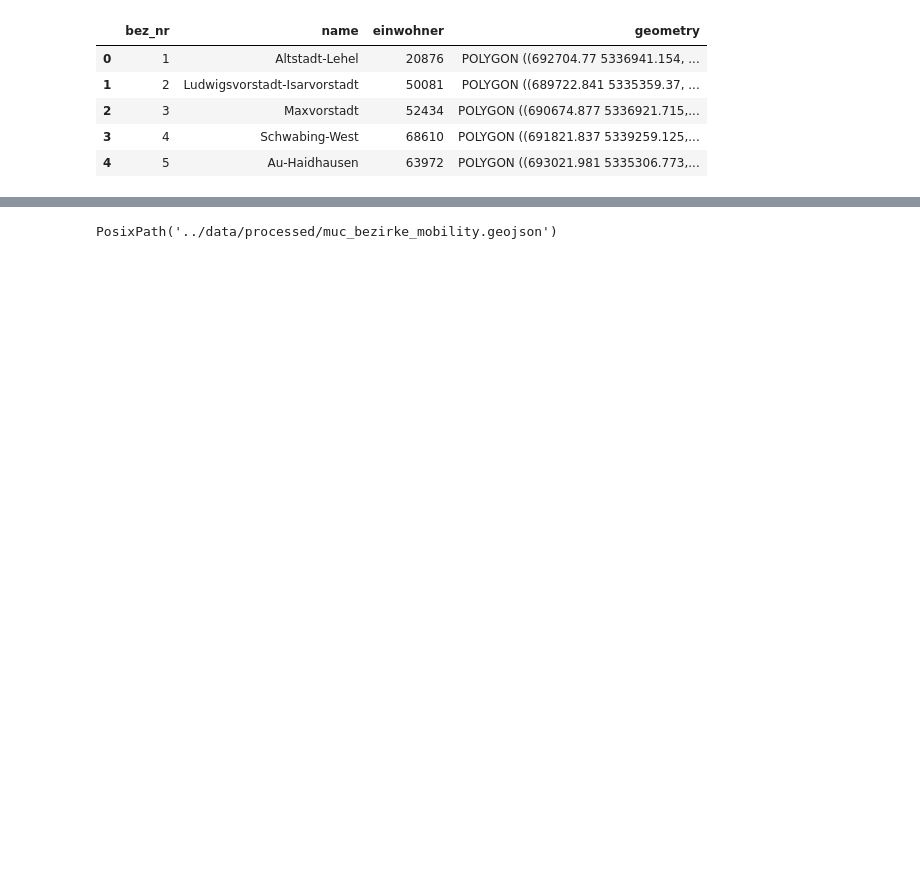
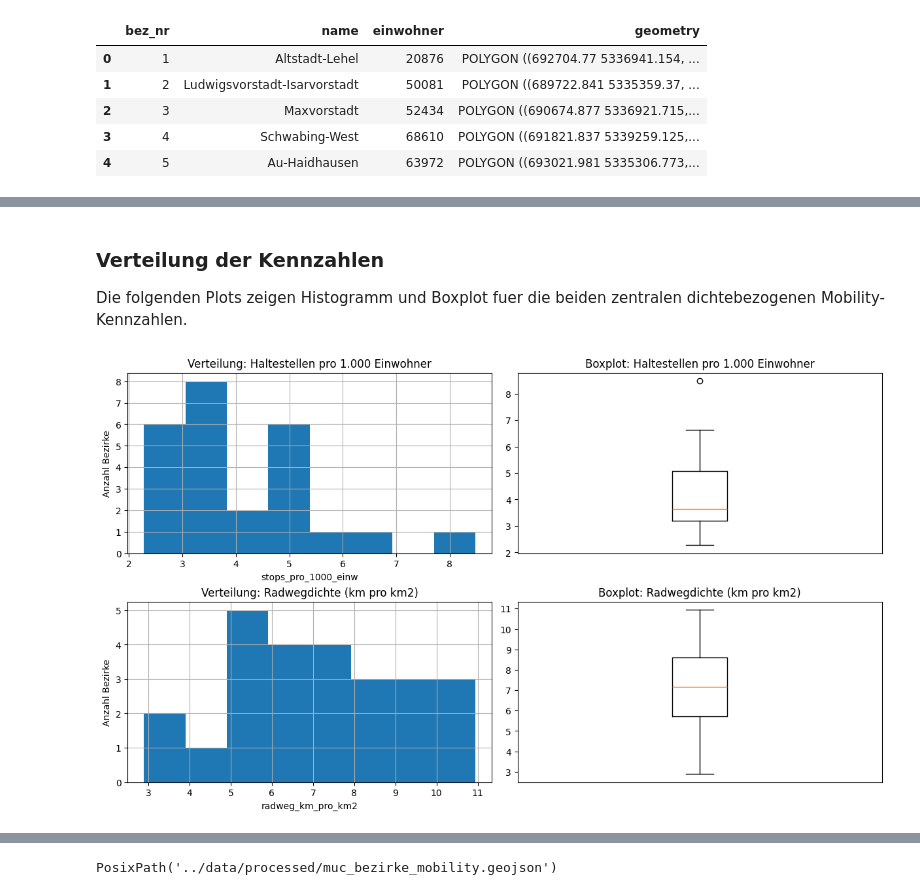
Before and after one commit to Lucas103003/active-city-project, a Jupyter notebook: notebooks/04_mobility_muc.ipynb, the cells around one changed output, grey strips where cells are left out. Cells and saved outputs as stored; diff of their text form; code cells hidden in the pictures; blank space fills up the shorter version.

```diff
--- a/notebooks/04_mobility_muc.ipynb
+++ b/notebooks/04_mobility_muc.ipynb
@@ -223,0 +319,28 @@ plt.show()
+# %% [markdown]
+### Verteilung der Kennzahlen
+
+Die folgenden Plots zeigen Histogramm und Boxplot fuer die beiden zentralen dichtebezogenen Mobility-Kennzahlen.
+# %%
+fig, axes = plt.subplots(2, 2, figsize=(12, 7), constrained_layout=True)
+
+# Haltestellen pro 1.000 Einwohner
+gdf_mob["stops_pro_1000_einw"].hist(ax=axes[0, 0], bins=8)
+axes[0, 0].set_title("Verteilung: Haltestellen pro 1.000 Einwohner")
+axes[0, 0].set_xlabel("stops_pro_1000_einw")
+axes[0, 0].set_ylabel("Anzahl Bezirke")
+axes[0, 1].boxplot(gdf_mob["stops_pro_1000_einw"], vert=True)
+axes[0, 1].set_title("Boxplot: Haltestellen pro 1.000 Einwohner")
+axes[0, 1].set_xticks([])
+
+# Radwegdichte (km pro km2)
+gdf_mob["radweg_km_pro_km2"].hist(ax=axes[1, 0], bins=8)
+axes[1, 0].set_title("Verteilung: Radwegdichte (km pro km2)")
+axes[1, 0].set_xlabel("radweg_km_pro_km2")
+axes[1, 0].set_ylabel("Anzahl Bezirke")
+axes[1, 1].boxplot(gdf_mob["radweg_km_pro_km2"], vert=True)
+axes[1, 1].set_title("Boxplot: Radwegdichte (km pro km2)")
+axes[1, 1].set_xticks([])
+
+plt.show()
+# %% [output]
+[figure, added]
```
Also changed, not shown: parts of 46 cells of this notebook.
